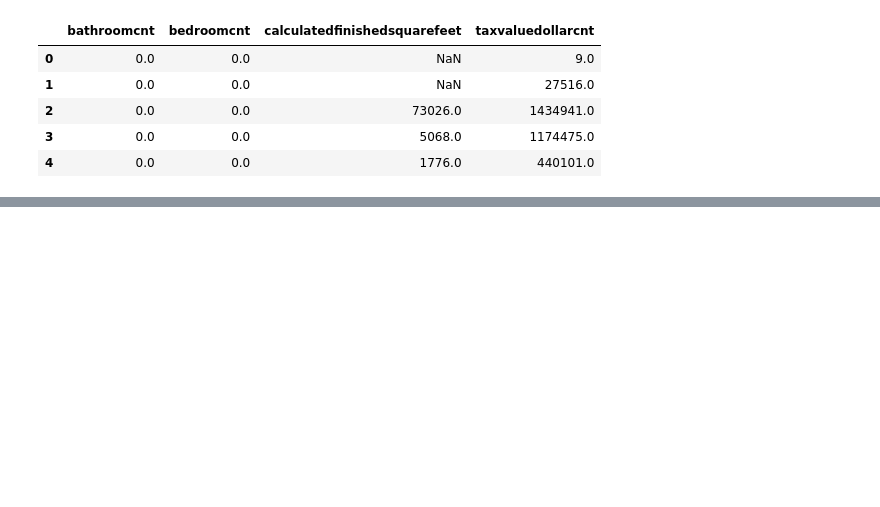
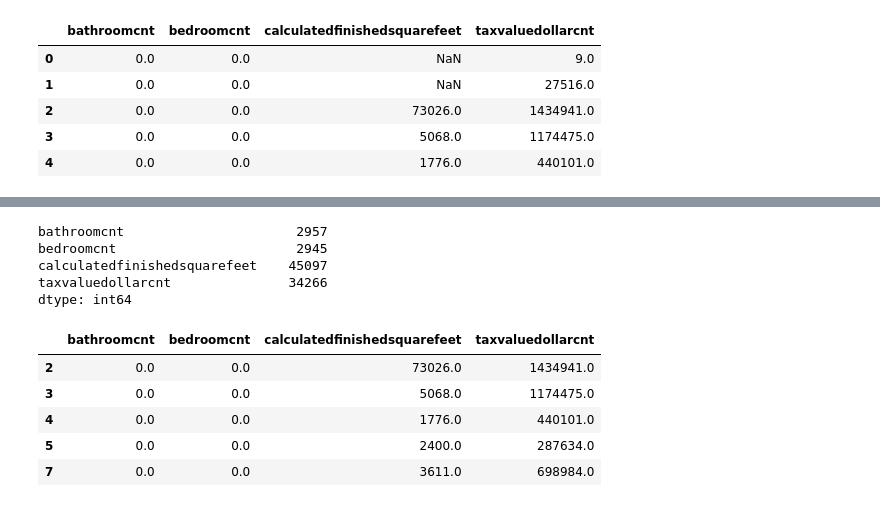
Before and after one commit to Robust-Analytics/zillow-project, a Jupyter notebook: prepare-chris.ipynb, the cells around one changed output, grey strips where cells are left out. Cells and saved outputs as stored; diff of their text form; code cells hidden in the pictures; blank space fills up the shorter version.

```diff
--- a/prepare-chris.ipynb
+++ b/prepare-chris.ipynb
@@ -269,0 +286,8 @@ df.head()
+# %%
+df.isna().sum()
+# %% [output]
+bathroomcnt                      2957
+bedroomcnt                       2945
+calculatedfinishedsquarefeet    45097
+taxvaluedollarcnt               34266
+dtype: int64
@@ -269,0 +296,9 @@ df.head()
+# %%
+df.head()
+# %% [output]
+|  | bathroomcnt | bedroomcnt | calculatedfinishedsquarefeet | taxvaluedollarcnt |
+| 2 | 0.0 | 0.0 | 73026.0 | 1434941.0 |
+| 3 | 0.0 | 0.0 | 5068.0 | 1174475.0 |
+| 4 | 0.0 | 0.0 | 1776.0 | 440101.0 |
+| 5 | 0.0 | 0.0 | 2400.0 | 287634.0 |
+| 7 | 0.0 | 0.0 | 3611.0 | 698984.0 |
```
Also changed, not shown: parts of 10 cells of this notebook, 1 other file.
